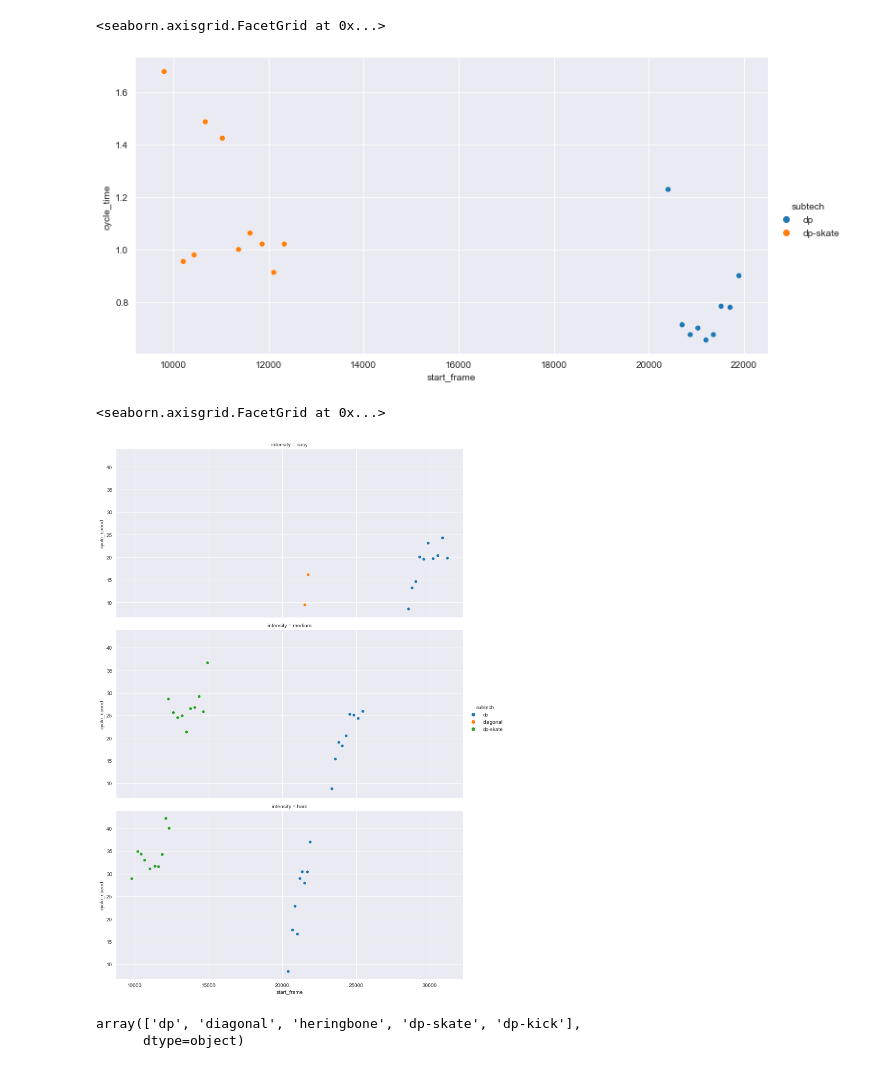
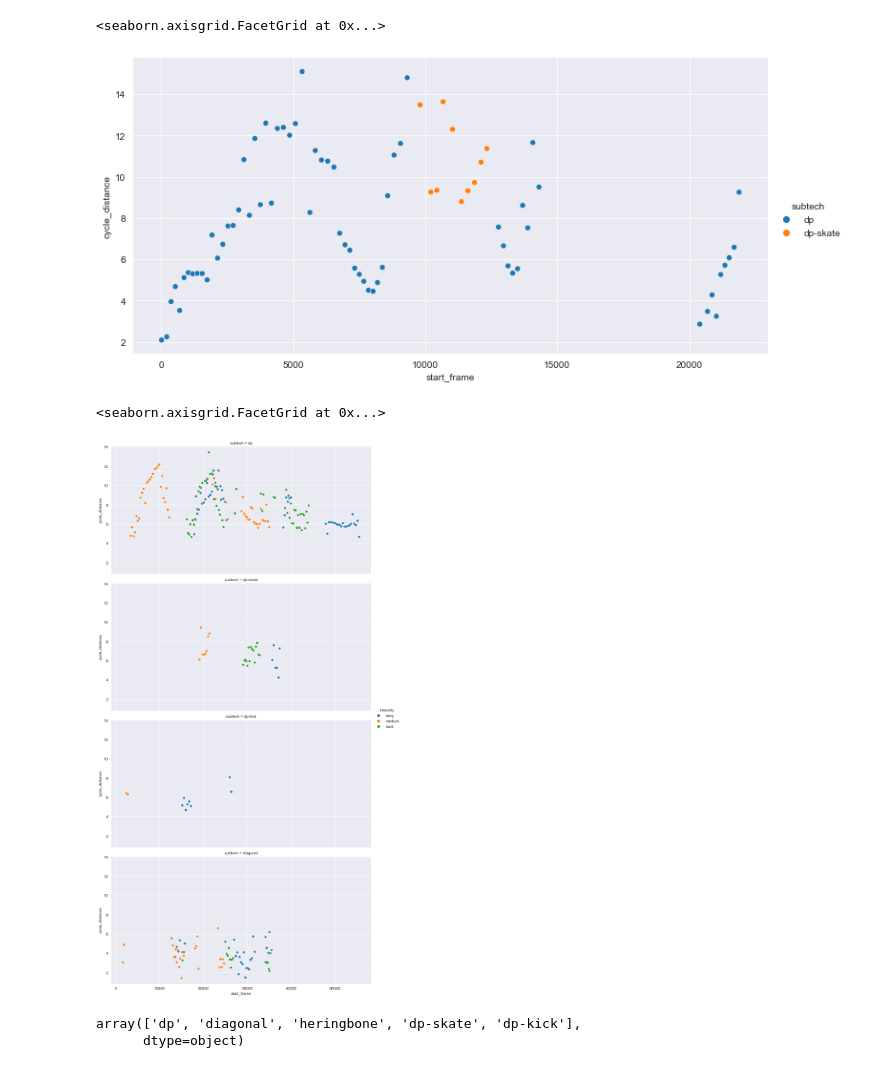
Before and after one commit to luceskywalker/xski, a Jupyter notebook: code/jupyter_lucas/statistic_cycle_params.ipynb, the cells around one changed output. Cells and saved outputs as stored; diff of their text form; code cells hidden in the pictures.

```diff
--- a/code/jupyter_lucas/statistic_cycle_params.ipynb
+++ b/code/jupyter_lucas/statistic_cycle_params.ipynb
@@ -8,7 +8,7 @@ sns.set_style("darkgrid")
 # %%
 fp = r'C:\Users\b1090197\OneDrive\Documents\XSki\xski\files\cycle_temp_params.csv'
 
-df=pd.read_csv(fp, index_col=[3,4], header=[0])
+df=pd.read_csv(fp, index_col=[1,2], header=[0])
 df.index.rename("participant", level=0, inplace=True)
 df.index.rename("intensity", level=1, inplace=True)
 df=df[df.columns[1:]]
@@ -32,13 +32,13 @@ df
 # %%
-sns.relplot(data=df.loc['P6','hard'], x='start_frame', y='cycle_time', hue = 'subtech', aspect=2)
+sns.relplot(data=df.loc['P6','hard'], x='start_frame', y='cycle_distance', hue = 'subtech', aspect=2)
 # %% [output]
 <seaborn.axisgrid.FacetGrid at 0x...>
-[figure, old version]
+[figure, new version]
 # %%
-sns.relplot(data=df.loc['P6'], x='start_frame', y='cycle_speed', hue = 'subtech', aspect=2, row='intensity')
+sns.relplot(data=df.loc['P7'], x='start_frame', y='cycle_distance', hue = 'intensity', aspect=2, row='subtech')
 # %% [output]
 <seaborn.axisgrid.FacetGrid at 0x...>
-[figure, old version]
+[figure, new version]
 # %%
 df['subtech'].unique()
 # %% [output]
```
Also changed, not shown: parts of 3 cells of this notebook, 24 other files.
